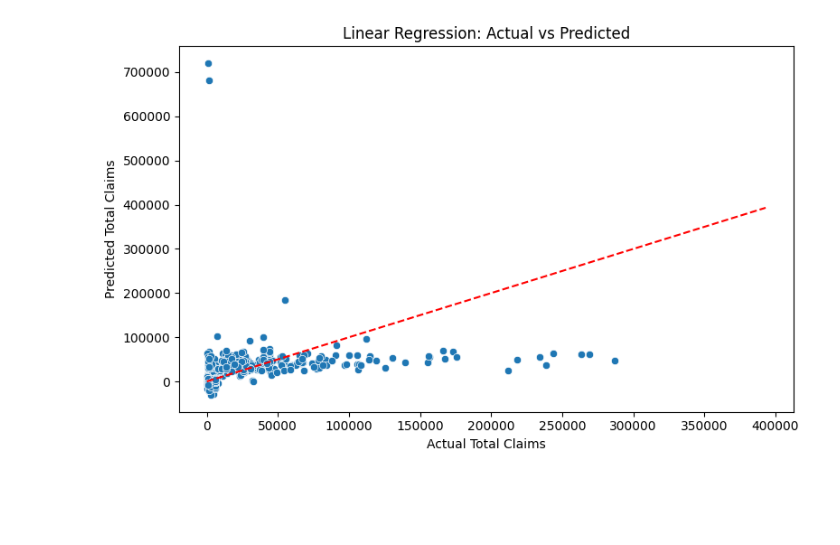
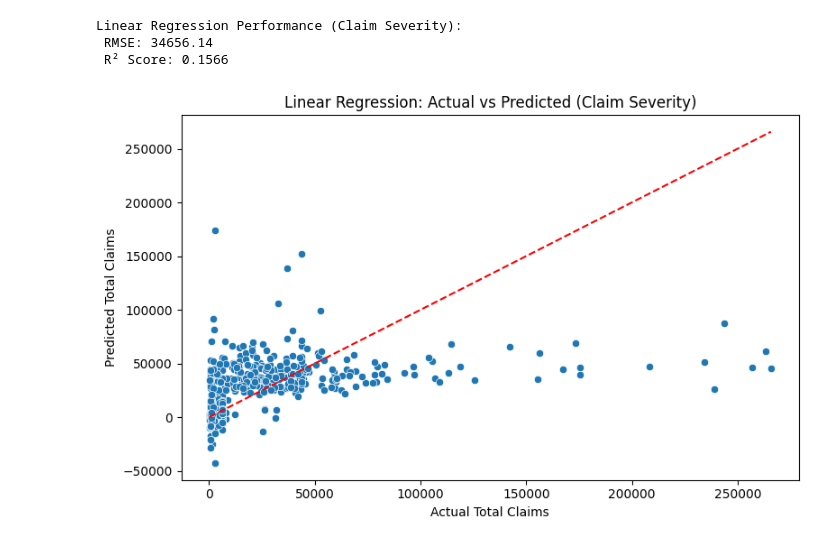
Before and after one commit to milki93/Insurance-Risk-Analytics-EDA, a Jupyter notebook: notebooks/Statistical Modeling.ipynb, the cells around one changed output. Cells and saved outputs as stored; diff of their text form; code cells hidden in the pictures; blank space fills up the shorter version.

Commit message:
Apply linear regrassion, Random forest and XGBoost and add interpretablity

```diff
--- a/notebooks/Statistical Modeling.ipynb
+++ b/notebooks/Statistical Modeling.ipynb
@@ -67,12 +295,31 @@ Linear Regression Performance:
 # %%
-# Scatter plot
-plt.figure(figsize=(8, 5))
-sns.scatterplot(x=y_test, y=y_pred)
-plt.xlabel("Actual Total Claims")
-plt.ylabel("Predicted Total Claims")
-plt.title("Linear Regression: Actual vs Predicted")
-plt.plot([y.min(), y.max()], [y.min(), y.max()], 'r--')  # reference line
-plt.tight_layout()
-plt.show()
+
+# lr_model = LinearRegression()
+# lr_model.fit(X_train_sev, y_train_sev)
+
+# # Predict
+# y_pred_lr = lr_model.predict(X_test_sev) # Changed variable name for clarity
+
+# # Evaluation
+# rmse_lr = np.sqrt(mean_squared_error(y_test_sev, y_pred_lr))
+# r2_lr = r2_score(y_test_sev, y_pred_lr)
+
+# print(f"Linear Regression Performance (Claim Severity):")
+# print(f" RMSE: {rmse_lr:.2f}")
+# print(f" R² Score: {r2_lr:.4f}")
+
+# # Visualize
+# plt.figure(figsize=(8, 5))
+# sns.scatterplot(x=y_test_sev, y=y_pred_lr)
+# plt.xlabel("Actual Total Claims")
+# plt.ylabel("Predicted Total Claims")
+# plt.title("Linear Regression: Actual vs Predicted (Claim Severity)")
+# # range of actual test values for the reference line
+# plt.plot([y_test_sev.min(), y_test_sev.max()], [y_test_sev.min(), y_test_sev.max()], 'r--')
+# plt.tight_layout()
+# plt.show()
 # %% [output]
+Linear Regression Performance (Claim Severity):
+ RMSE: 34656.14
+ R² Score: 0.1566
-[figure, old version]
+[figure, new version]
```
Also changed, not shown: parts of 19 cells of this notebook.
